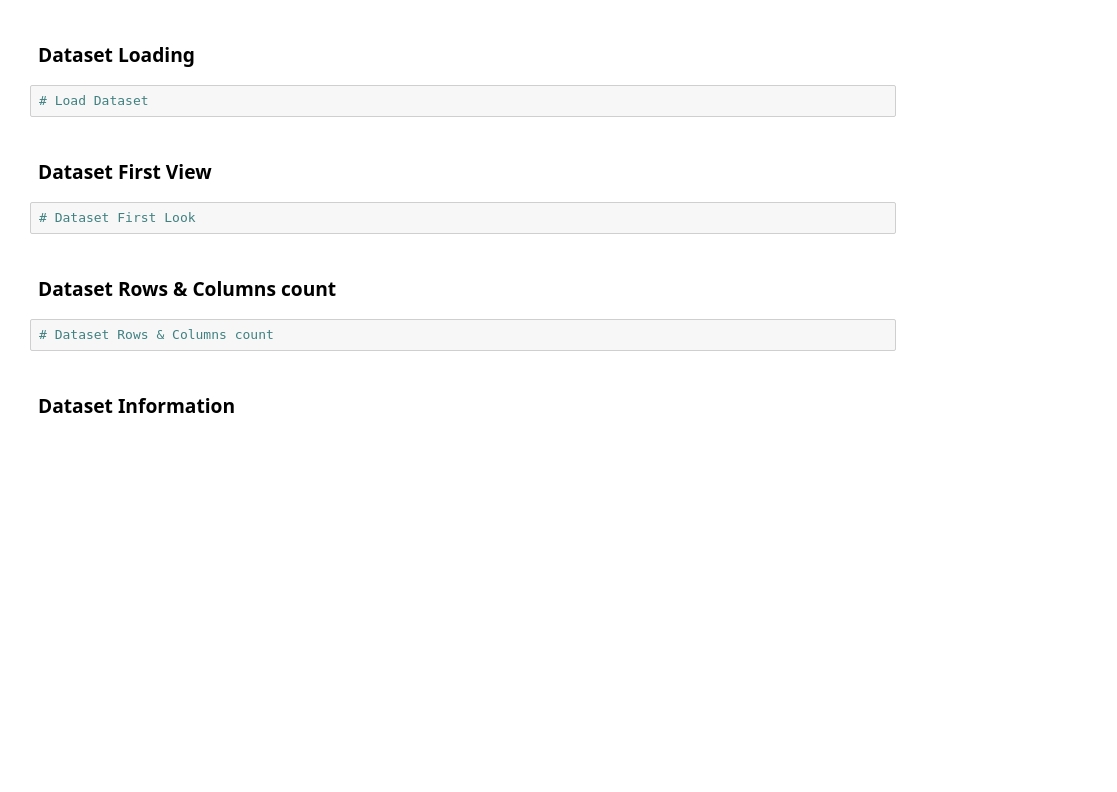
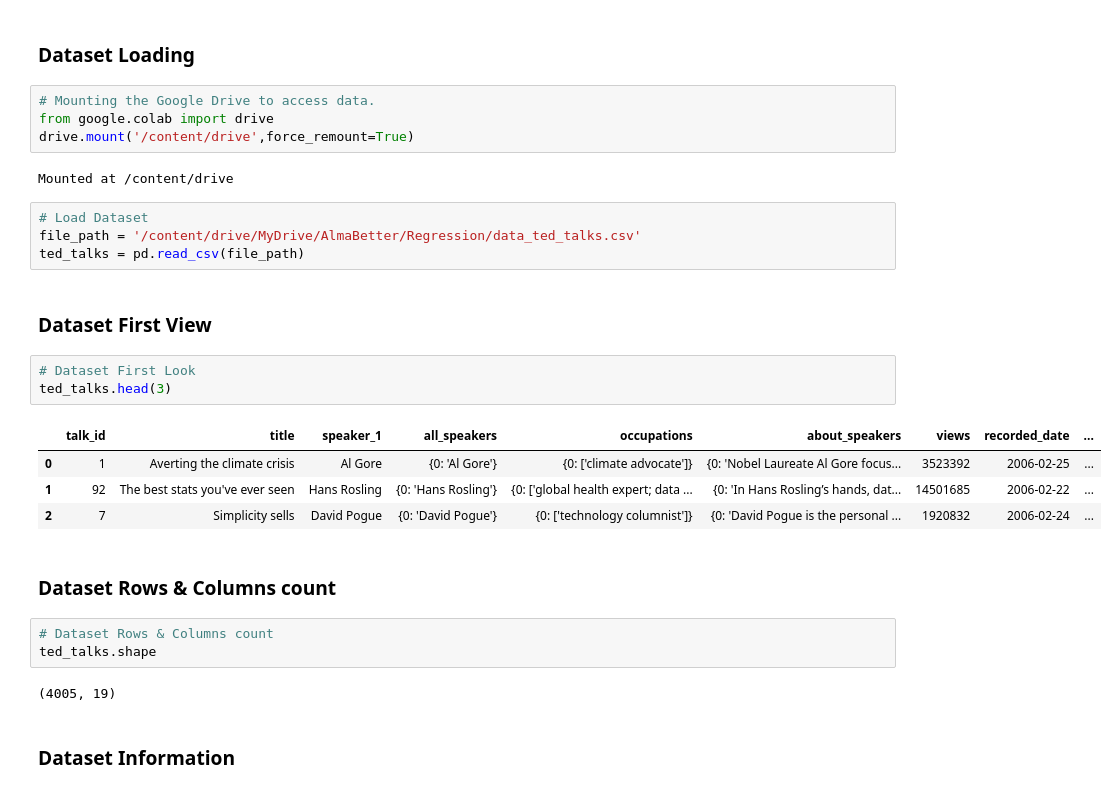
Before and after one commit to ash260498/-Datascience, a Jupyter notebook: Ted_talks_views_prediction_Aswathi.ipynb, the cells around one changed output. Saved outputs shown, nothing was run; the diff lists cells and outputs as text; blank space fills up the shorter version.

```diff
--- a/Ted_talks_views_prediction_Aswathi.ipynb
+++ b/Ted_talks_views_prediction_Aswathi.ipynb
@@ -84,15 +155,32 @@ M - Multivariate Analysis
 # %% [markdown]
 ### Dataset Loading
-# %%
-# Load Dataset
+# %%
+# Mounting the Google Drive to access data.
+from google.colab import drive
+drive.mount('/content/drive',force_remount=True)
+# %% [output]
+Mounted at /content/drive
+# %%
+# Load Dataset
+file_path = '/content/drive/MyDrive/AlmaBetter/Regression/data_ted_talks.csv'
+ted_talks = pd.read_csv(file_path)
 # %% [markdown]
 ### Dataset First View
 # %%
 # Dataset First Look
+ted_talks.head(3)
+# %% [output]
+|  | talk_id | title | speaker_1 | all_speakers | occupations | about_speakers | views | recorded_date | ... |
+| 0 | 1 | Averting the climate crisis | Al Gore | {0: 'Al Gore'} | {0: ['climate advocate']} | {0: 'Nobel Laureate Al Gore focus... | 3523392 | 2006-02-25 | ... |
+| 1 | 92 | The best stats you've ever seen | Hans Rosling | {0: 'Hans Rosling'} | {0: ['global health expert; data ... | {0: 'In Hans Rosling’s hands, dat... | 14501685 | 2006-02-22 | ... |
+| 2 | 7 | Simplicity sells | David Pogue | {0: 'David Pogue'} | {0: ['technology columnist']} | {0: 'David Pogue is the personal ... | 1920832 | 2006-02-24 | ... |
 # %% [markdown]
 ### Dataset Rows & Columns count
 # %%
 # Dataset Rows & Columns count
+ted_talks.shape
+# %% [output]
+(4005, 19)
 # %% [markdown]
 ### Dataset Information
 # %%
```
Also changed, not shown: parts of 21 cells of this notebook.
